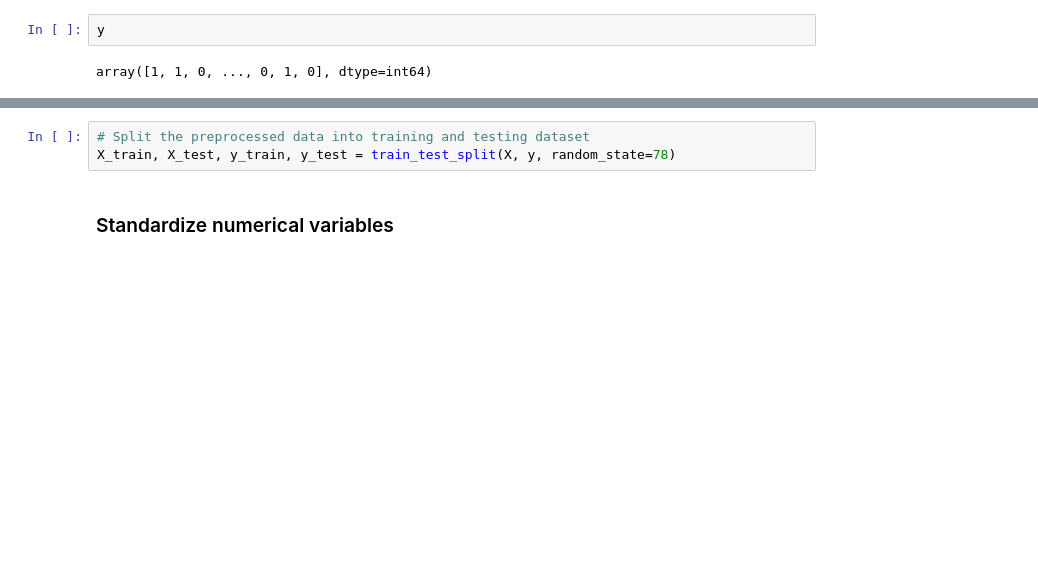
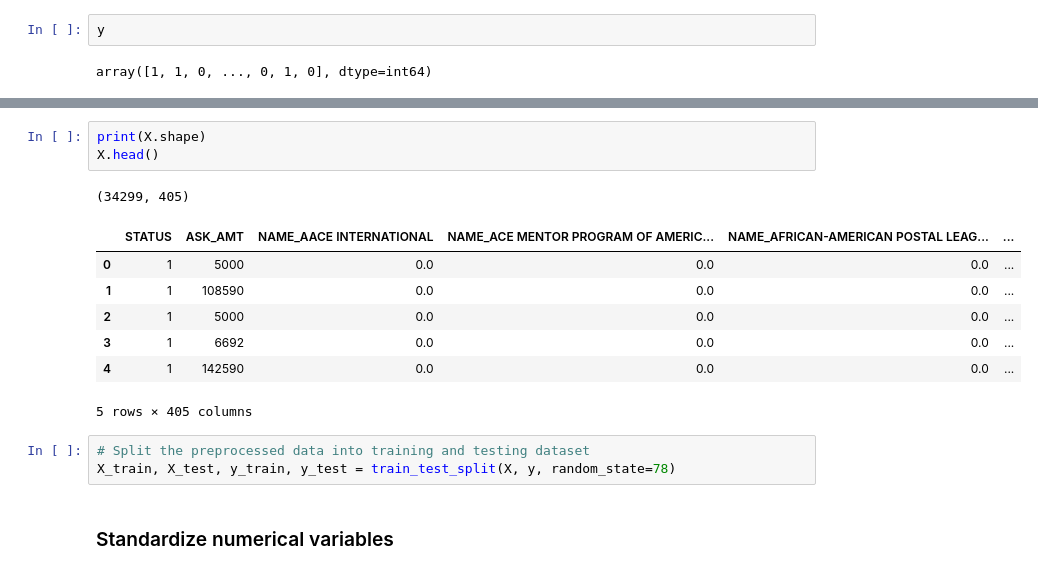
Before and after one commit to shayna-UT/AlphabetSoup, a Jupyter notebook: AlphabetSoupChallenge.ipynb, the cells around one changed output, grey strips where cells are left out. Drawn from its saved outputs; the diff is of its cells as text; blank space fills up the shorter version.

```diff
--- a/AlphabetSoupChallenge.ipynb
+++ b/AlphabetSoupChallenge.ipynb
@@ -460,3 +445,15 @@ X
+# %%
+print(X.shape)
+X.head()
+# %% [output]
+(34299, 405)
+|  | STATUS | ASK_AMT | NAME_AACE INTERNATIONAL | NAME_ACE MENTOR PROGRAM OF AMERIC... | NAME_AFRICAN-AMERICAN POSTAL LEAG... | ... |
+| 0 | 1 | 5000 | 0.0 | 0.0 | 0.0 | ... |
+| 1 | 1 | 108590 | 0.0 | 0.0 | 0.0 | ... |
+| 2 | 1 | 5000 | 0.0 | 0.0 | 0.0 | ... |
+| 3 | 1 | 6692 | 0.0 | 0.0 | 0.0 | ... |
+| 4 | 1 | 142590 | 0.0 | 0.0 | 0.0 | ... |
+5 rows × 405 columns
 # %%
 # Split the preprocessed data into training and testing dataset
 X_train, X_test, y_train, y_test = train_test_split(X, y, random_state=78)
```
Also changed, not shown: parts of 39 cells of this notebook.
